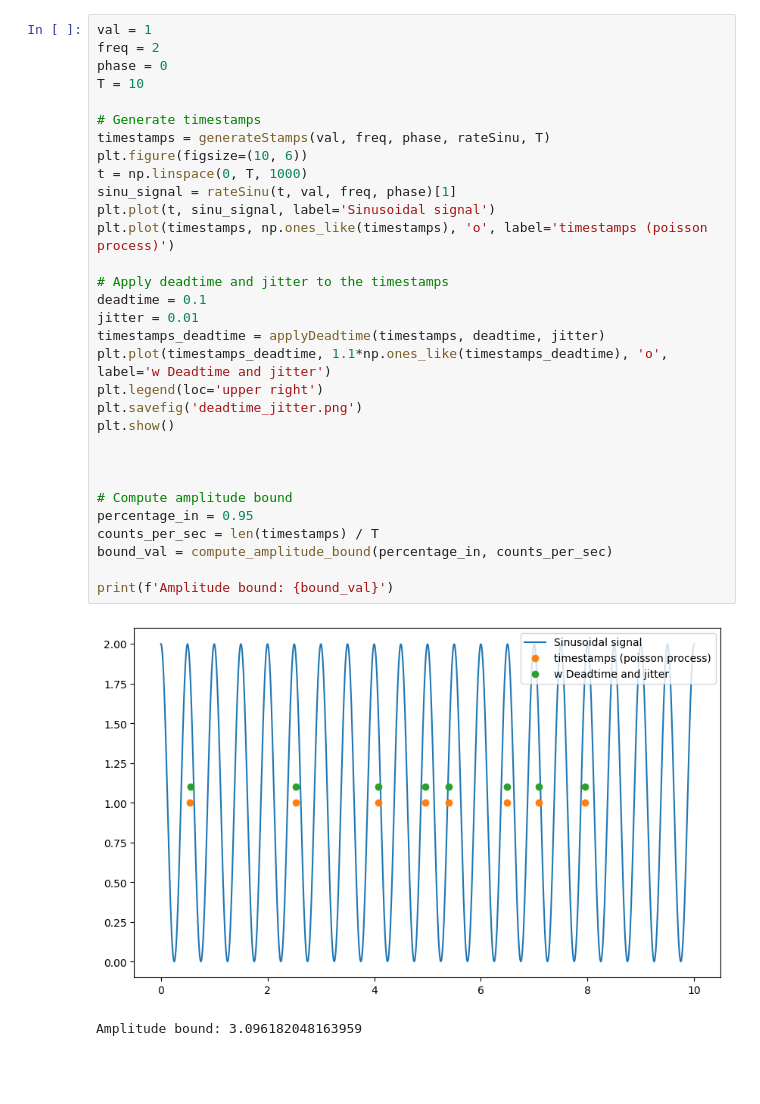
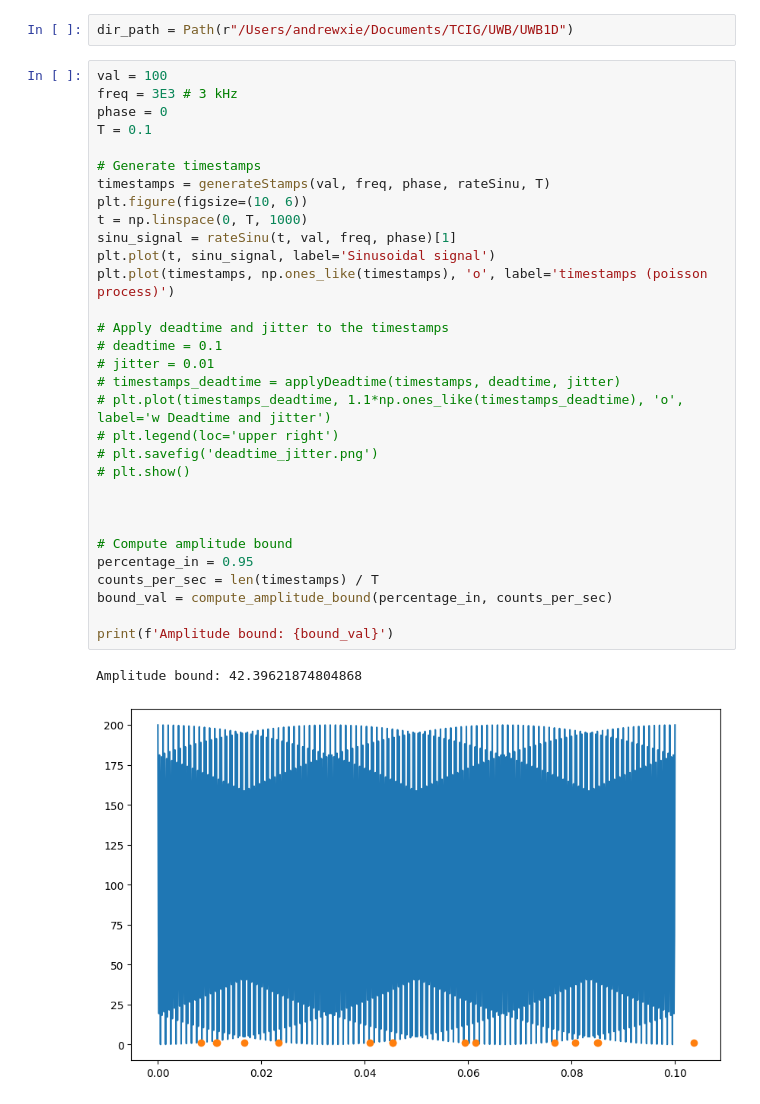
Before and after one commit to StuffByAndrew/UWB1D, a Jupyter notebook: test.ipynb, the cells around one changed output. Saved outputs shown, nothing was run; the diff lists cells and outputs as text; blank space fills up the shorter version.

```diff
--- a/test.ipynb
+++ b/test.ipynb
@@ -7,34 +6,36 @@ Done
+# %%
+dir_path = Path(r"/Users/andrewxie/Documents/TCIG/UWB/UWB1D")
 # %%
-val = 1
-freq = 2
+val = 100
+freq = 3E3 # 3 kHz
 phase = 0
-T = 10
+T = 0.1
 
 # Generate timestamps
 timestamps = generateStamps(val, freq, phase, rateSinu, T)
 plt.figure(figsize=(10, 6))
 t = np.linspace(0, T, 1000)
 sinu_signal = rateSinu(t, val, freq, phase)[1]
 plt.plot(t, sinu_signal, label='Sinusoidal signal')
 plt.plot(timestamps, np.ones_like(timestamps), 'o', label='timestamps (poisson process)')
 
 # Apply deadtime and jitter to the timestamps
-deadtime = 0.1
-jitter = 0.01
-timestamps_deadtime = applyDeadtime(timestamps, deadtime, jitter)
-plt.plot(timestamps_deadtime, 1.1*np.ones_like(timestamps_deadtime), 'o', label='w Deadtime and jitter')
-plt.legend(loc='upper right')
-plt.savefig('deadtime_jitter.png')
-plt.show()
+# deadtime = 0.1
+# jitter = 0.01
+# timestamps_deadtime = applyDeadtime(timestamps, deadtime, jitter)
+# plt.plot(timestamps_deadtime, 1.1*np.ones_like(timestamps_deadtime), 'o', label='w Deadtime and jitter')
+# plt.legend(loc='upper right')
+# plt.savefig('deadtime_jitter.png')
+# plt.show()
 
 
 
 # Compute amplitude bound
 percentage_in = 0.95
 counts_per_sec = len(timestamps) / T
 bound_val = compute_amplitude_bound(percentage_in, counts_per_sec)
 
 print(f'Amplitude bound: {bound_val}')
 # %% [output]
+Amplitude bound: 42.39621874804868
-[figure, old version]
+[figure, new version]
-Amplitude bound: 3.096182048163959
```
Also changed, not shown: parts of 24 cells of this notebook.
